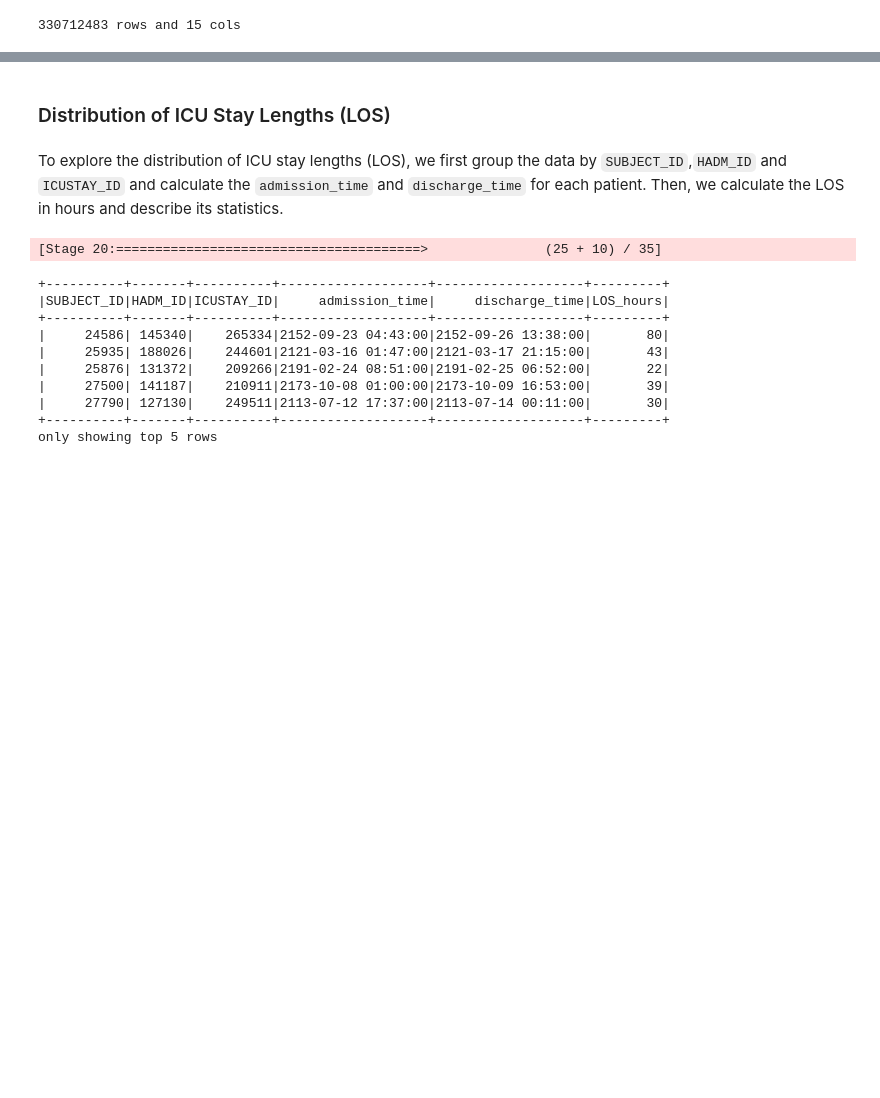
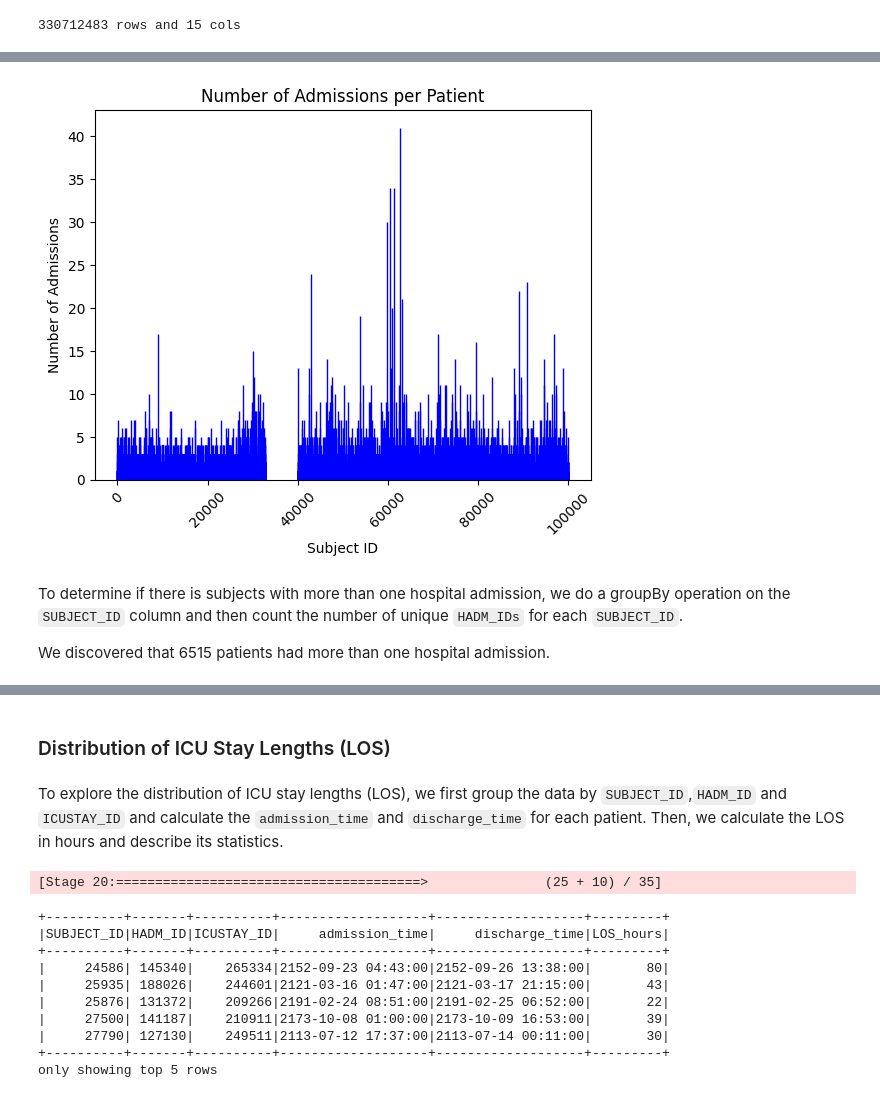
Before and after one commit to DanielaTomas/FCUP-BDCC, a Jupyter notebook: Project-2/Events.ipynb, the cells around one changed output, grey strips where cells are left out. Saved outputs shown, nothing was run; the diff lists cells and outputs as text; code cells hidden in the pictures; blank space fills up the shorter version.

```diff
--- a/Project-2/Events.ipynb
+++ b/Project-2/Events.ipynb
@@ -182,0 +203,3 @@ plt.show()
+# %%
+noa_df = df.groupBy("SUBJECT_ID").agg(countDistinct("HADM_ID").alias("NUMBER_OF_ADMISSIONS"))
+noa_df.describe("NUMBER_OF_ADMISSIONS").show()
@@ -182,0 +217,16 @@ plt.show()
+# %%
+subject_ids = [row.SUBJECT_ID for row in noa_df.select("SUBJECT_ID").collect()]
+num_admissions = [row.NUMBER_OF_ADMISSIONS for row in noa_df.select("NUMBER_OF_ADMISSIONS").collect()]
+
+plt.bar(subject_ids, num_admissions, ec='blue')
+plt.ylabel('Number of Admissions')
+plt.xlabel('Subject ID')
+plt.title('Number of Admissions per Patient')
+plt.xticks(rotation=45)
+plt.show()
+# %% [output]
+[figure, added]
+# %% [markdown]
+To determine if there is subjects with more than one hospital admission, we do a groupBy operation on the ``SUBJECT_ID`` column and then count the number of unique ``HADM_IDs`` for each ``SUBJECT_ID``.
+
+We discovered that 6515 patients had more than one hospital admission.
```
Also changed, not shown: parts of 25 cells of this notebook.
